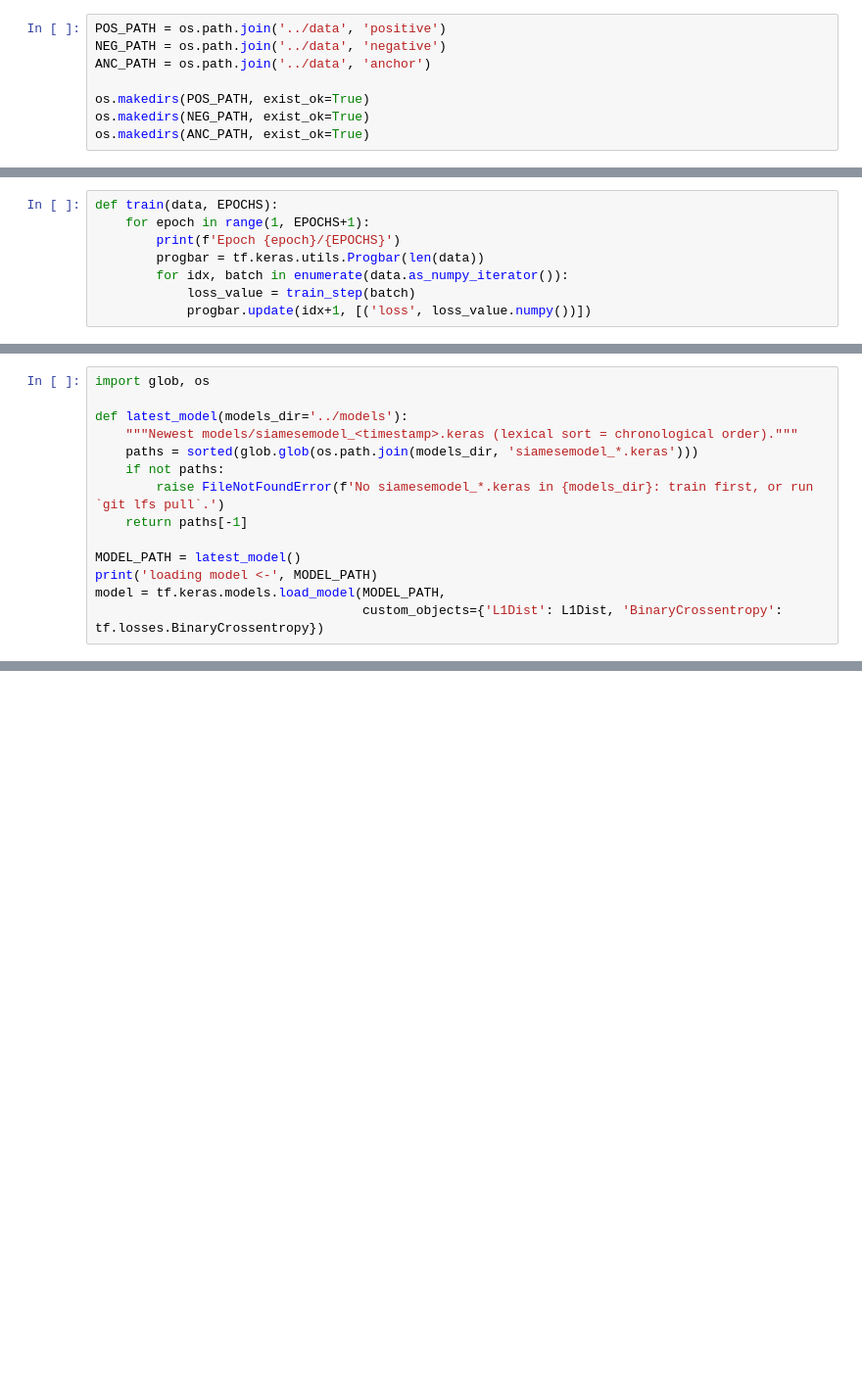
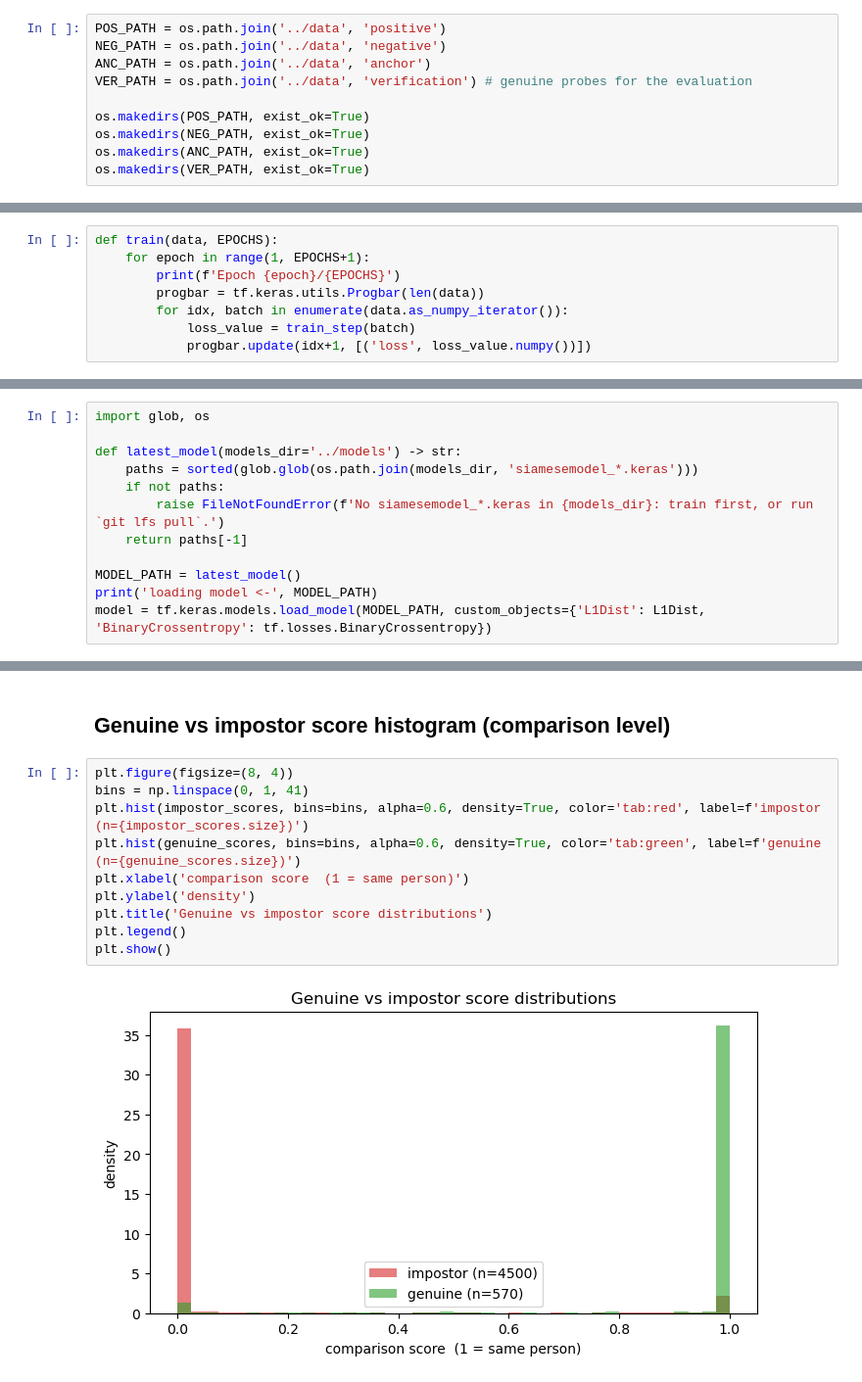
Before and after one commit to justingebert/biometric-recognition, a Jupyter notebook: notebooks/facial-verification.ipynb, the cells around one changed output, grey strips where cells are left out. Shown at 98% size. Drawn from its saved outputs; the diff is of its cells as text; blank space fills up the shorter version.

Commit message:
feat: extened evaluation and bug fixes

```diff
--- a/notebooks/facial-verification.ipynb
+++ b/notebooks/facial-verification.ipynb
@@ -42,10 +45,12 @@ import tensorflow as tf
 POS_PATH = os.path.join('../data', 'positive')
 NEG_PATH = os.path.join('../data', 'negative')
 ANC_PATH = os.path.join('../data', 'anchor')
+VER_PATH = os.path.join('../data', 'verification') # genuine probes for the evaluation
 
 os.makedirs(POS_PATH, exist_ok=True)
 os.makedirs(NEG_PATH, exist_ok=True)
 os.makedirs(ANC_PATH, exist_ok=True)
+os.makedirs(VER_PATH, exist_ok=True)
 # %%
 from pathlib import Path
 
@@ -371,14 +363,0 @@ saved model -> ../models/siamesemodel_20260620_174457.keras
-# %%
-import glob, os
-
-def latest_model(models_dir='../models'):
-    """Newest models/siamesemodel_<timestamp>.keras (lexical sort = chronological order)."""
-    paths = sorted(glob.glob(os.path.join(models_dir, 'siamesemodel_*.keras')))
-    if not paths:
-        raise FileNotFoundError(f'No siamesemodel_*.keras in {models_dir}: train first, or run `git lfs pull`.')
-    return paths[-1]
-
-MODEL_PATH = latest_model()
-print('loading model <-', MODEL_PATH)
-model = tf.keras.models.load_model(MODEL_PATH,
-                                   custom_objects={'L1Dist': L1Dist, 'BinaryCrossentropy': tf.losses.BinaryCrossentropy})
@@ -477,0 +373,12 @@ True
+# %%
+import glob, os
+
+def latest_model(models_dir='../models') -> str:
+    paths = sorted(glob.glob(os.path.join(models_dir, 'siamesemodel_*.keras')))
+    if not paths:
+        raise FileNotFoundError(f'No siamesemodel_*.keras in {models_dir}: train first, or run `git lfs pull`.')
+    return paths[-1]
+
+MODEL_PATH = latest_model()
+print('loading model <-', MODEL_PATH)
+model = tf.keras.models.load_model(MODEL_PATH, custom_objects={'L1Dist': L1Dist, 'BinaryCrossentropy': tf.losses.BinaryCrossentropy})
@@ -477,0 +452,14 @@ True
+# %% [markdown]
+## Genuine vs impostor score histogram (comparison level)
+# %%
+plt.figure(figsize=(8, 4))
+bins = np.linspace(0, 1, 41)
+plt.hist(impostor_scores, bins=bins, alpha=0.6, density=True, color='tab:red', label=f'impostor (n={impostor_scores.size})')
+plt.hist(genuine_scores, bins=bins, alpha=0.6, density=True, color='tab:green', label=f'genuine (n={genuine_scores.size})')
+plt.xlabel('comparison score  (1 = same person)')
+plt.ylabel('density')
+plt.title('Genuine vs impostor score distributions')
+plt.legend()
+plt.show()
+# %% [output]
+[figure, added]
```
Also changed, not shown: parts of 41 cells of this notebook, 1 other file.
